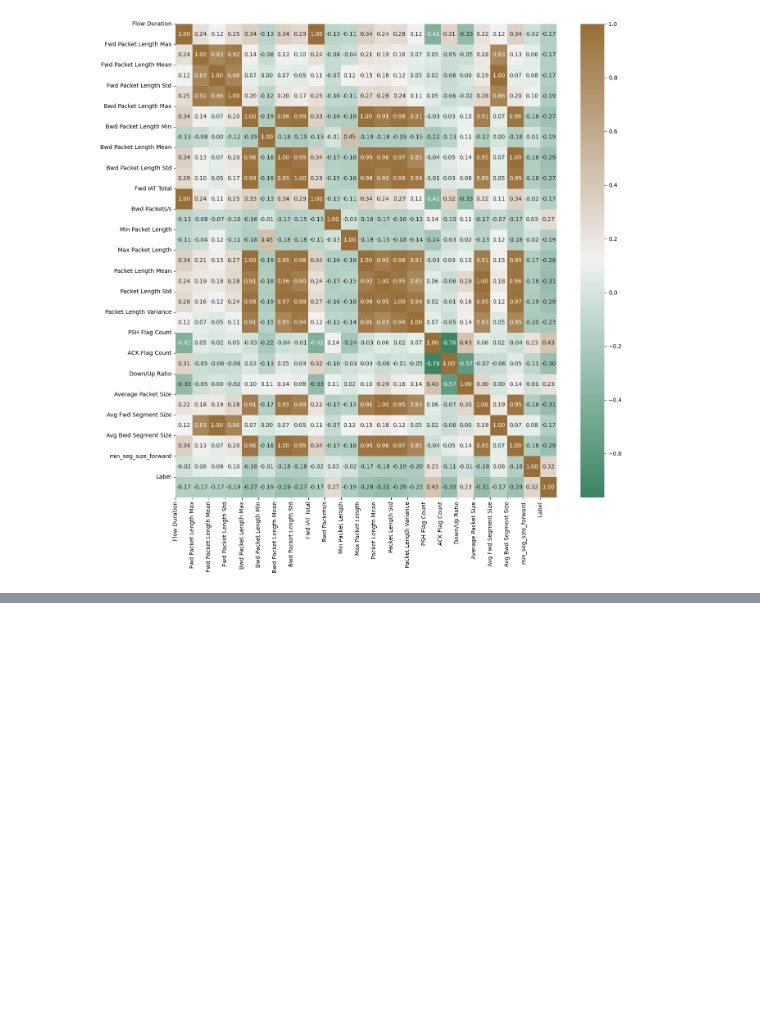
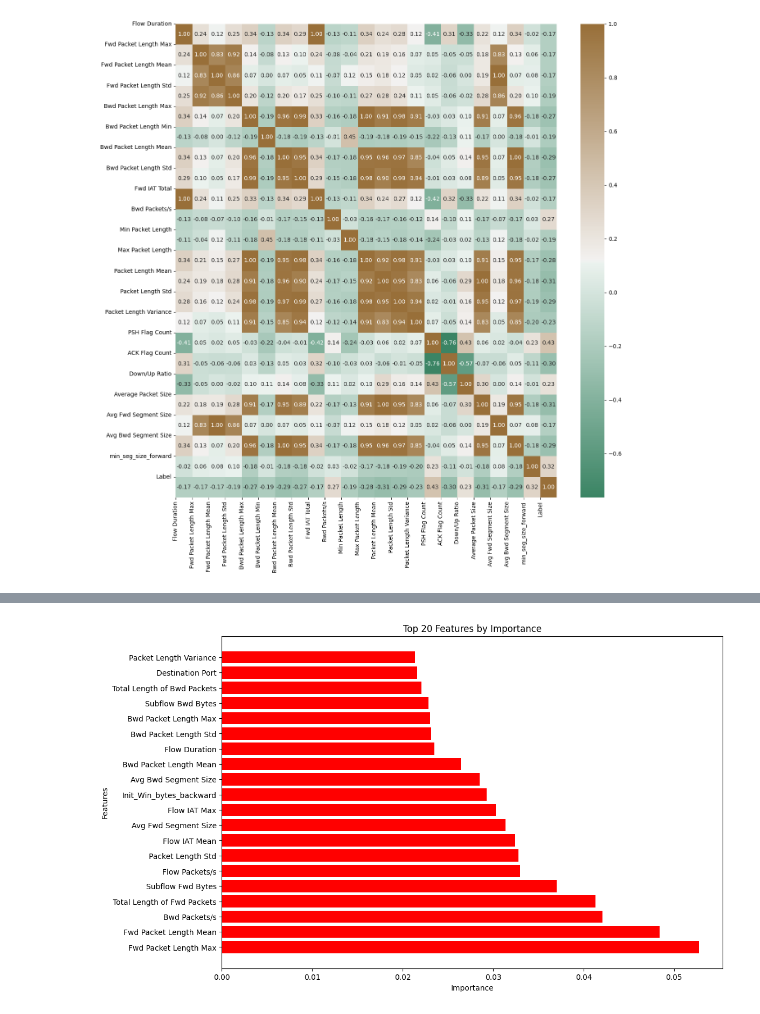
Before and after one commit to rosangithub/ANIDS, a Jupyter notebook: ANIDS.ipynb, the cells around one changed output, grey strips where cells are left out. Saved outputs shown, nothing was run; the diff lists cells and outputs as text; code cells hidden in the pictures; blank space fills up the shorter version.

Commit message:
almost complete the data preprocessing

```diff
--- a/ANIDS.ipynb
+++ b/ANIDS.ipynb
@@ -379,3 +379,39 @@ plt.yticks(range(len(filtered_corr.columns)),filtered_corr.columns)
 plt.show()
 # %% [output]
 [figure]
+# %%
+#split your data into X and Y
+X=df_encoded.drop('Label',axis=1)
+y=df_encoded['Label']
+# %%
+from sklearn.ensemble import RandomForestClassifier
+from sklearn.model_selection import train_test_split
+from sklearn.feature_selection import SelectFromModel
+import pandas as pd
+
+#split the data into trainng and testing sets
+X_train,X_test,y_train,y_test=train_test_split(X,y,test_size=0.2,random_state=42)
+
+#initialize random forest classifier
+rf_classifier=RandomForestClassifier(n_estimators=100,random_state=42)
+
+#fit the model to the training data
+rf_classifier.fit(X_train,y_train)
+
+#get feature importances
+feature_importances=rf_classifier.feature_importances_
+
+#create dataframe with feature with names and their importances
+feature_importance_df=pd.DataFrame({'Feature':X.columns,'Importance':feature_importances})
+
+#sort the dataframe by importance in decending order
+feature_importance_df=feature_importance_df.sort_values(by='Importance',ascending=False)
+
+#select the top 20 features
+top_features=feature_importance_df.head(20)['Feature'].tolist()
+
+#filter your original dataframe to include only top 20 features
+df_top_features=df_encoded[top_features+['Label']]
+
+#display the dataframe with top features
+df_top_features.head()
@@ -381,0 +426,11 @@ plt.show()
+# %%
+import matplotlib.pyplot as plt
+#create a bar plot of the top 20 features and their importances
+plt.figure(figsize=(12,8))
+plt.barh(top_features,feature_importance_df.head(20)['Importance'],color='red')
+plt.xlabel('Importance')
+plt.ylabel('Features')
+plt.title('Top 20 Features by Importance')
+plt.show()
+# %% [output]
+[figure, added]
```
Also changed, not shown: parts of 12 cells of this notebook.
